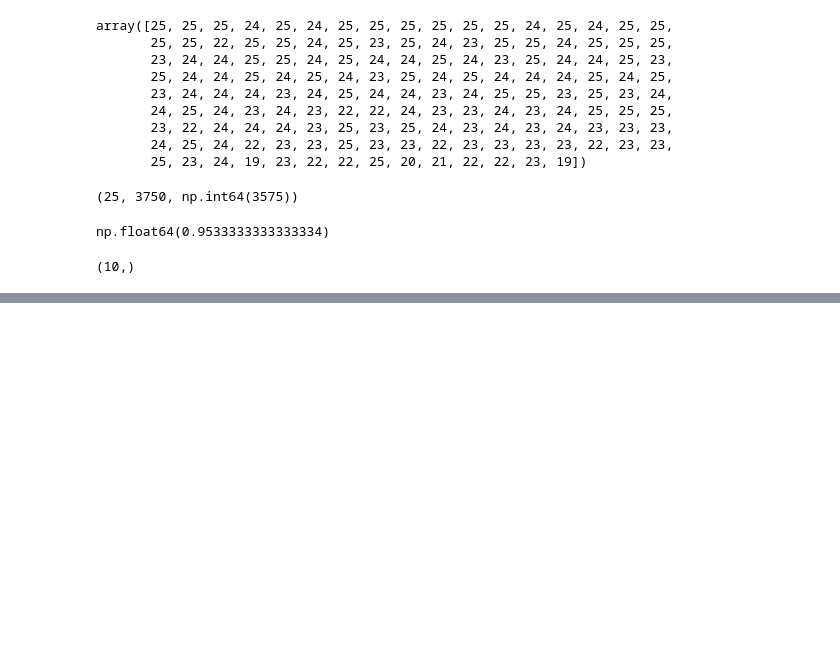
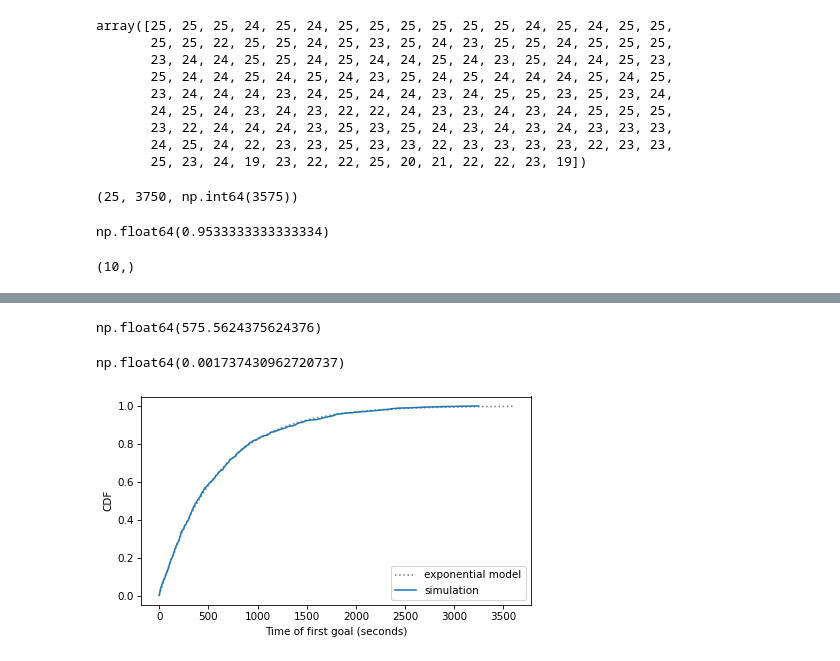
Before and after one commit to lochnes-007/EDA, a Jupyter notebook: nsfg.ipynb, the cells around one changed output, grey strips where cells are left out. Saved outputs shown, nothing was run; the diff lists cells and outputs as text; code cells hidden in the pictures; blank space fills up the shorter version.

Commit message:
done w exponential distribution

```diff
--- a/nsfg.ipynb
+++ b/nsfg.ipynb
@@ -1041,0 +1103,26 @@ ps.shape
+# %%
+first_goal_times = [simulate_first_goal(n, p) for i in range(1001)]
+mean = np.mean(first_goal_times)
+mean
+# %% [output]
+np.float64(575.5624375624376)
+# %%
+def exponential_cdf(x, lam):
+    return 1 - np.exp(-lam * x)
+# %%
+lam = 1 / mean
+lam
+# %% [output]
+np.float64(0.001737430962720737)
+# %%
+from empiricaldist import Cdf
+ts = np.linspace(0, 3600, 201)
+ps = exponential_cdf(ts, lam)
+cdf_expo = Cdf(ps, ts, name="exponential model")
+# %%
+cdf_sim = Cdf.from_seq(first_goal_times, name="simulation")
+cdf_expo.plot(ls=":", color="gray")
+cdf_sim.plot()
+decorate(xlabel="Time of first goal (seconds)", ylabel="CDF")
+# %% [output]
+[figure, added]
```
Also changed, not shown: parts of 10 cells of this notebook.
